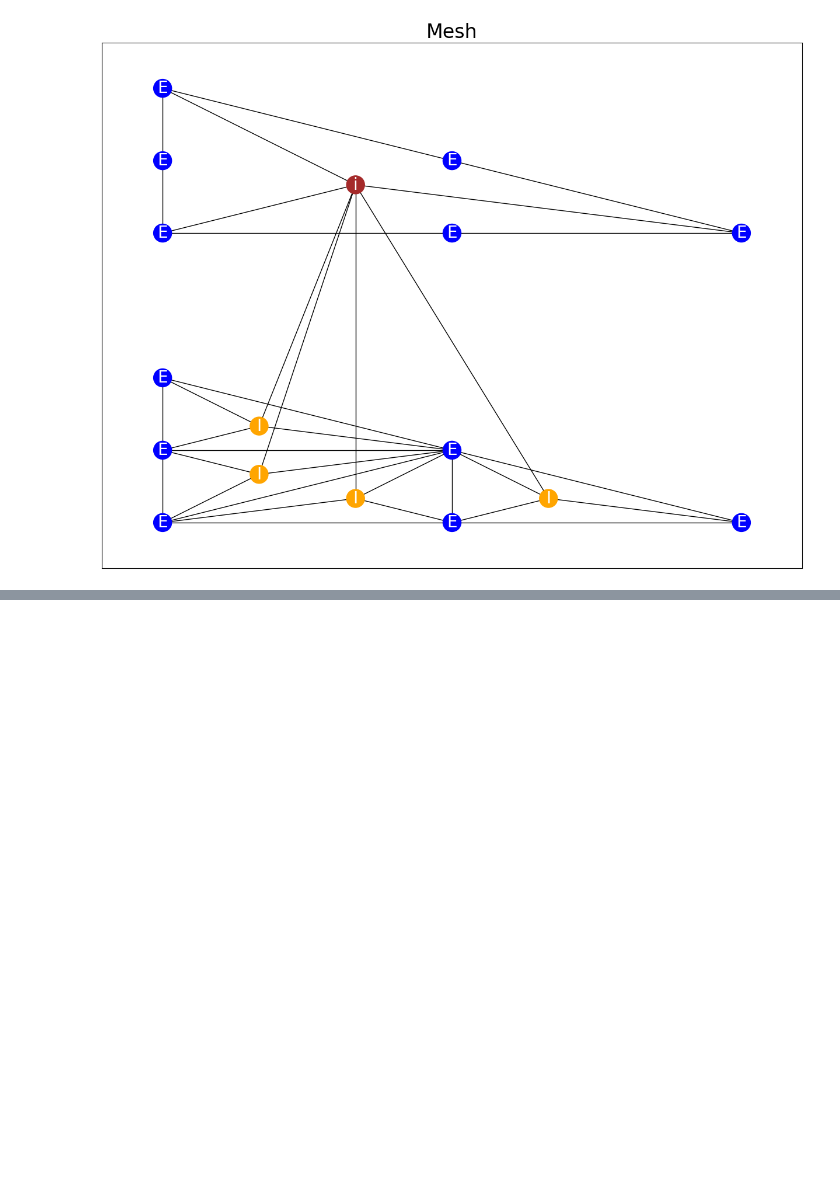
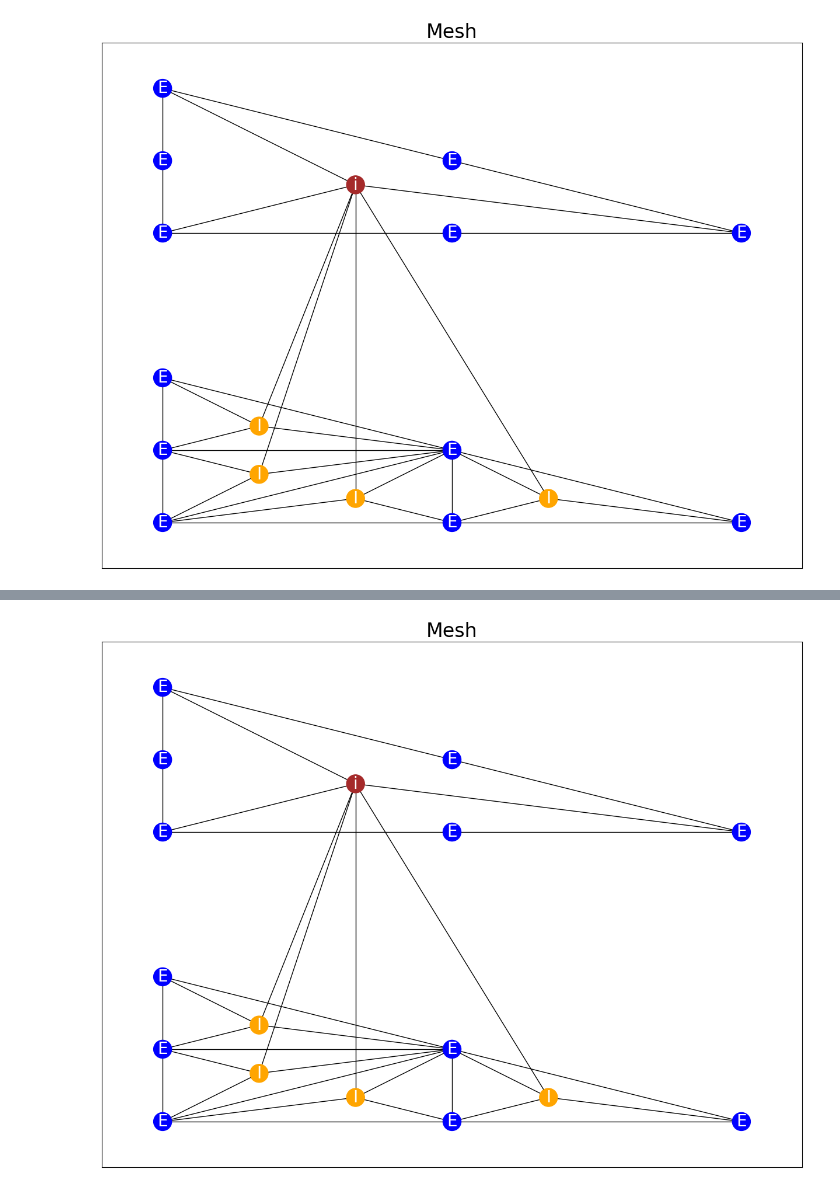
Before and after one commit to GGProjectWed1820/GGProject, a Jupyter notebook: examples/prod5.ipynb, the cells around one changed output, grey strips where cells are left out. Cells and saved outputs as stored; diff of their text form; code cells hidden in the pictures; blank space fills up the shorter version.

Commit message:
prod 5 tests

```diff
--- a/examples/prod5.ipynb
+++ b/examples/prod5.ipynb
@@ -56,0 +96,5 @@ draw(p1_after_first_p2, figsize=(12, 9))
+# %%
+isomorphic_subgraph = p5.find_isomorphic_to_left_side(test_graph)
+result = p5.apply(test_graph, isomorphic_subgraph)
+expectedGraph = get_expected_right_side()
+print(_are_graphs_isomorphic(expectedGraph, result))
@@ -56,0 +107,4 @@ draw(p1_after_first_p2, figsize=(12, 9))
+# %%
+draw(expectedGraph, figsize=(12, 9))
+# %% [output]
+[figure, added]
```
Also changed, not shown: parts of 15 cells of this notebook, 3 other files.
